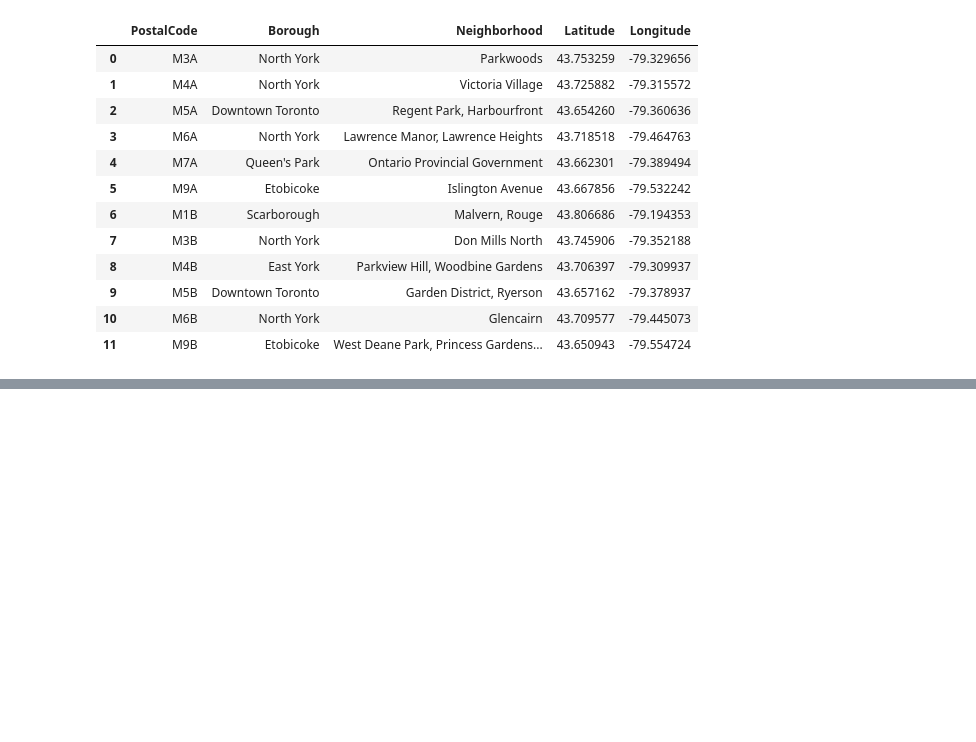
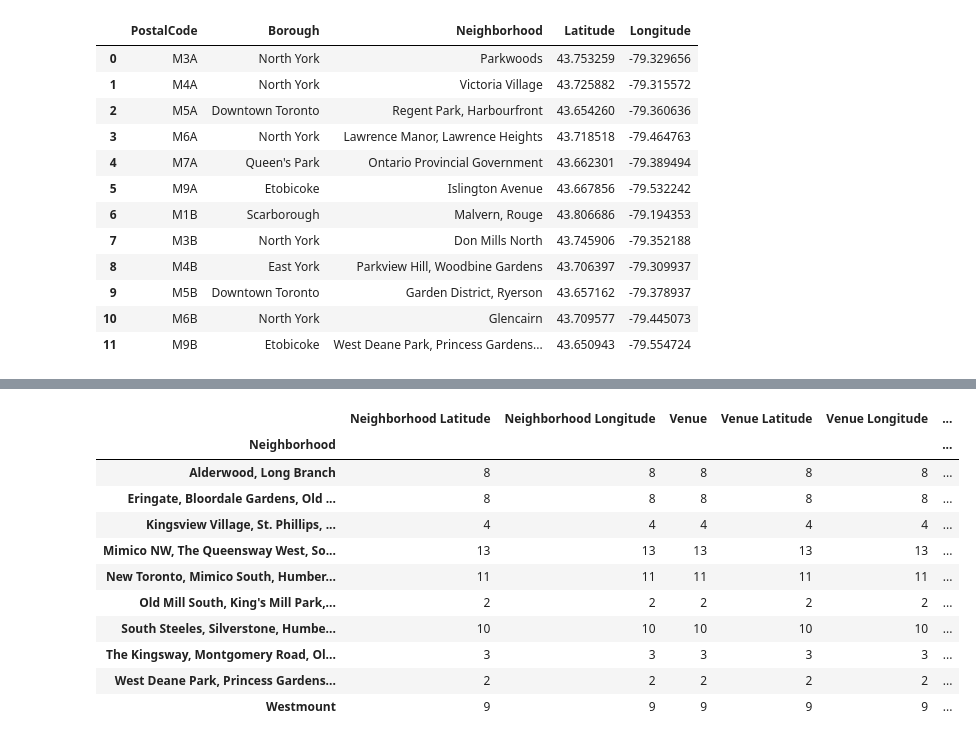
Before and after one commit to prsudharshan/Coursera-Capstone, a Jupyter notebook: Sudharshan's Capstone - Week 3 Assignment.ipynb, the cells around one changed output, grey strips where cells are left out. Drawn from its saved outputs; the diff is of its cells as text; code cells hidden in the pictures; blank space fills up the shorter version.

```diff
--- a/Sudharshan's Capstone - Week 3 Assignment.ipynb
+++ b/Sudharshan's Capstone - Week 3 Assignment.ipynb
@@ -128,0 +278,4 @@ tnto_df.head(12)
+# %%
+# Getting the results for the Top venues near Islington Avenue
+results = requests.get(url).json()
+results
@@ -128,0 +300,11 @@ tnto_df.head(12)
+# %%
+def get_category_type(row):
+    try:
+        categories_list = row['categories']
+    except:
+        categories_list = row['venue.categories']
+
+    if len(categories_list) == 0:
+        return None
+    else:
+        return categories_list[0]['name']
@@ -128,0 +405,15 @@ tnto_df.head(12)
+# %%
+tnto_eto_venues.groupby('Neighborhood').count()
+# %% [output]
+|  | Neighborhood Latitude | Neighborhood Longitude | Venue | Venue Latitude | Venue Longitude | ... |
+| Neighborhood |  |  |  |  |  | ... |
+| Alderwood, Long Branch | 8 | 8 | 8 | 8 | 8 | ... |
+| Eringate, Bloordale Gardens, Old ... | 8 | 8 | 8 | 8 | 8 | ... |
+| Kingsview Village, St. Phillips, ... | 4 | 4 | 4 | 4 | 4 | ... |
+| Mimico NW, The Queensway West, So... | 13 | 13 | 13 | 13 | 13 | ... |
+| New Toronto, Mimico South, Humber... | 11 | 11 | 11 | 11 | 11 | ... |
+| Old Mill South, King's Mill Park,... | 2 | 2 | 2 | 2 | 2 | ... |
+| South Steeles, Silverstone, Humbe... | 10 | 10 | 10 | 10 | 10 | ... |
+| The Kingsway, Montgomery Road, Ol... | 3 | 3 | 3 | 3 | 3 | ... |
+| West Deane Park, Princess Gardens... | 2 | 2 | 2 | 2 | 2 | ... |
+| Westmount | 9 | 9 | 9 | 9 | 9 | ... |
```
Also changed, not shown: parts of 55 cells of this notebook.
